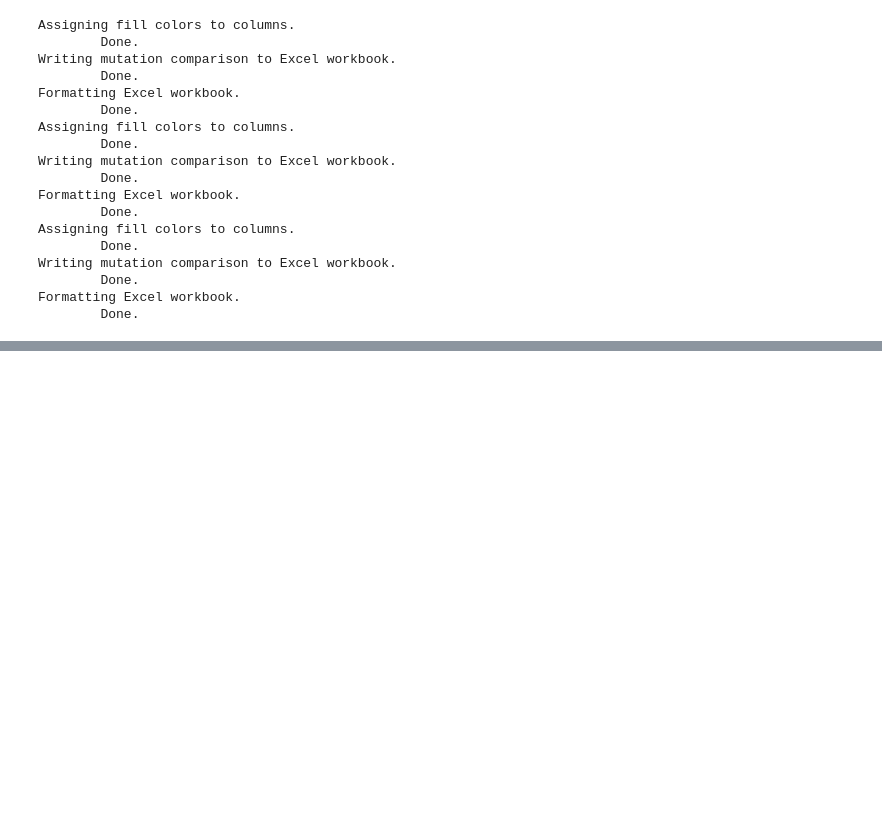
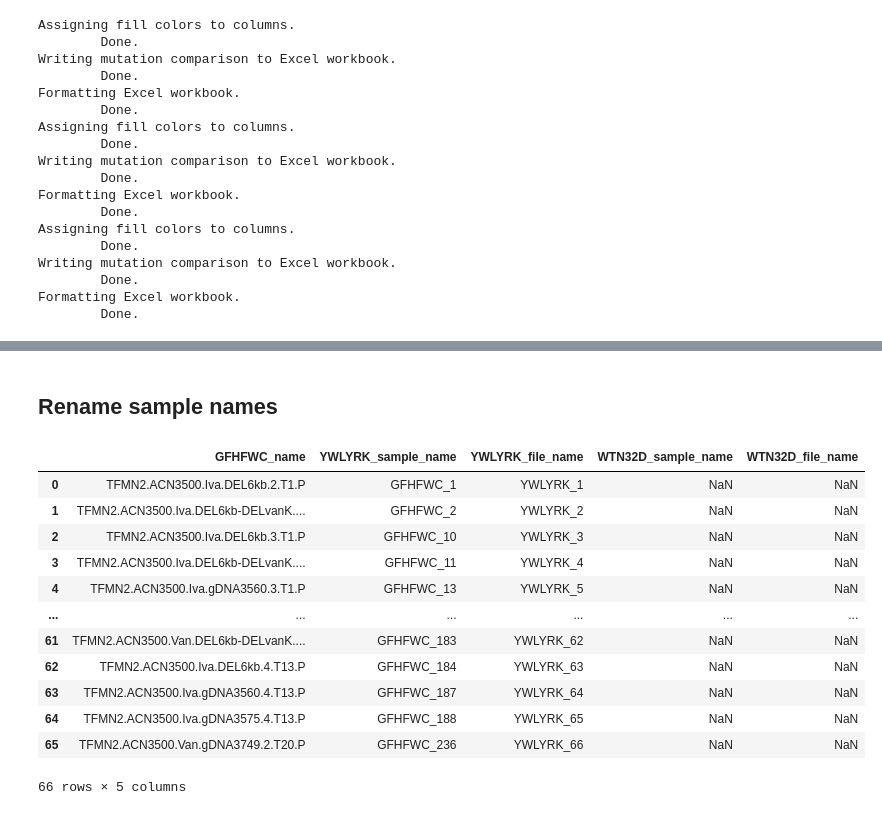
Before and after one commit to nspahr08/AISynbioPipeline, a Jupyter notebook: notebooks/TFMN2-TFMN3_Processing.ipynb, the cells around one changed output, grey strips where cells are left out. Saved outputs shown, nothing was run; the diff lists cells and outputs as text; code cells hidden in the pictures; blank space fills up the shorter version.

```diff
--- a/notebooks/TFMN2-TFMN3_Processing.ipynb
+++ b/notebooks/TFMN2-TFMN3_Processing.ipynb
@@ -2029,0 +2218,25 @@ Formatting Excel workbook.
+# %% [markdown]
+## Rename sample names
+# %%
+import pandas as pd
+
+home_dir = '/storage/nspahr/lib_analysis/Plasmidsaurus_2026-03-04_GFHFWC'
+
+rerun_samples_df = pd.read_csv(
+    os.path.join(home_dir, 'rerun_sample_names.csv')
+)
+rerun_samples_df
+# %% [output]
+|  | GFHFWC_name | YWLYRK_sample_name | YWLYRK_file_name | WTN32D_sample_name | WTN32D_file_name |
+| 0 | TFMN2.ACN3500.Iva.DEL6kb.2.T1.P | GFHFWC_1 | YWLYRK_1 | NaN | NaN |
+| 1 | TFMN2.ACN3500.Iva.DEL6kb-DELvanK.... | GFHFWC_2 | YWLYRK_2 | NaN | NaN |
+| 2 | TFMN2.ACN3500.Iva.DEL6kb.3.T1.P | GFHFWC_10 | YWLYRK_3 | NaN | NaN |
+| 3 | TFMN2.ACN3500.Iva.DEL6kb-DELvanK.... | GFHFWC_11 | YWLYRK_4 | NaN | NaN |
+| 4 | TFMN2.ACN3500.Iva.gDNA3560.3.T1.P | GFHFWC_13 | YWLYRK_5 | NaN | NaN |
+| ... | ... | ... | ... | ... | ... |
+| 61 | TFMN2.ACN3500.Van.DEL6kb-DELvanK.... | GFHFWC_183 | YWLYRK_62 | NaN | NaN |
+| 62 | TFMN2.ACN3500.Iva.DEL6kb.4.T13.P | GFHFWC_184 | YWLYRK_63 | NaN | NaN |
+| 63 | TFMN2.ACN3500.Iva.gDNA3560.4.T13.P | GFHFWC_187 | YWLYRK_64 | NaN | NaN |
+| 64 | TFMN2.ACN3500.Iva.gDNA3575.4.T13.P | GFHFWC_188 | YWLYRK_65 | NaN | NaN |
+| 65 | TFMN2.ACN3500.Van.gDNA3749.2.T20.P | GFHFWC_236 | YWLYRK_66 | NaN | NaN |
+66 rows × 5 columns
```
Also changed, not shown: parts of 34 cells of this notebook, 2 other files.
